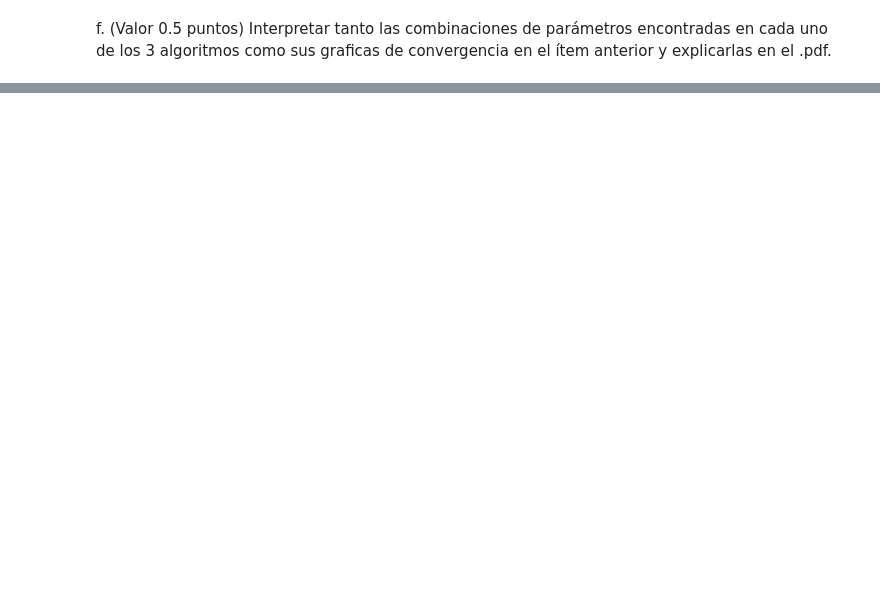
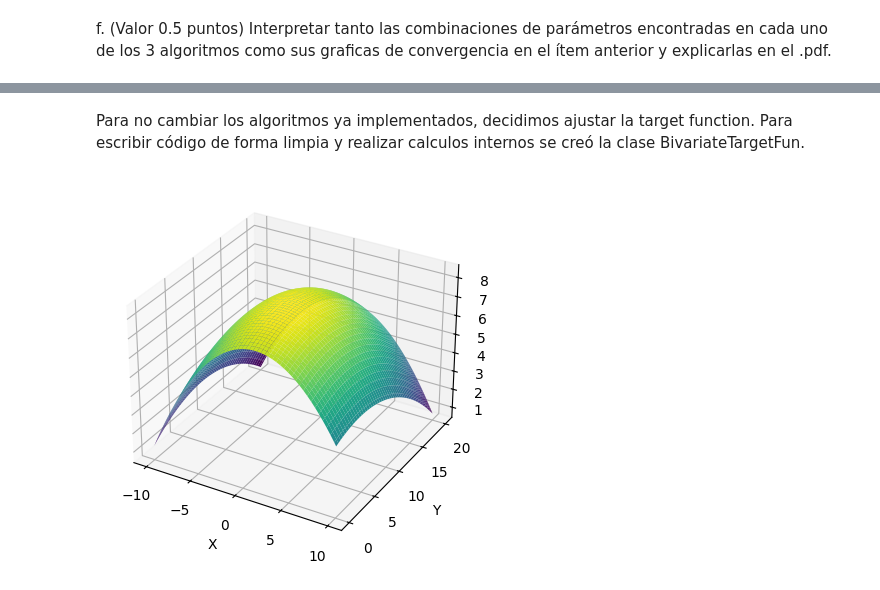
Before and after one commit to gx-ceia-tps/evolutionary-algorithms, a Jupyter notebook: ea-tp1/tp1.ipynb, the cells around one changed output, grey strips where cells are left out. Cells and saved outputs as stored; diff of their text form; code cells hidden in the pictures; blank space fills up the shorter version.

Commit message:
fixed bivariate target function

```diff
--- a/ea-tp1/tp1.ipynb
+++ b/ea-tp1/tp1.ipynb
@@ -329,0 +331,10 @@ convergencia en el ítem anterior y explicarlas en el .pdf.
+# %% [markdown]
+Para no cambiar los algoritmos ya implementados, decidimos ajustar la target function.
+Para escribir código de forma limpia y realizar calculos internos se creó la clase BivariateTargetFun.
+# %%
+from EvolutionaryAlgorithm import BivariateTargetFun
+bivariate = BivariateTargetFun(x1_min=-10, x1_max=10, x2_min=0, x2_max=20, decimal_places=3)
+# %%
+bivariate.plot_function()
+# %% [output]
+[figure, added]
```
Also changed, not shown: parts of 14 cells of this notebook, 2 other files.
